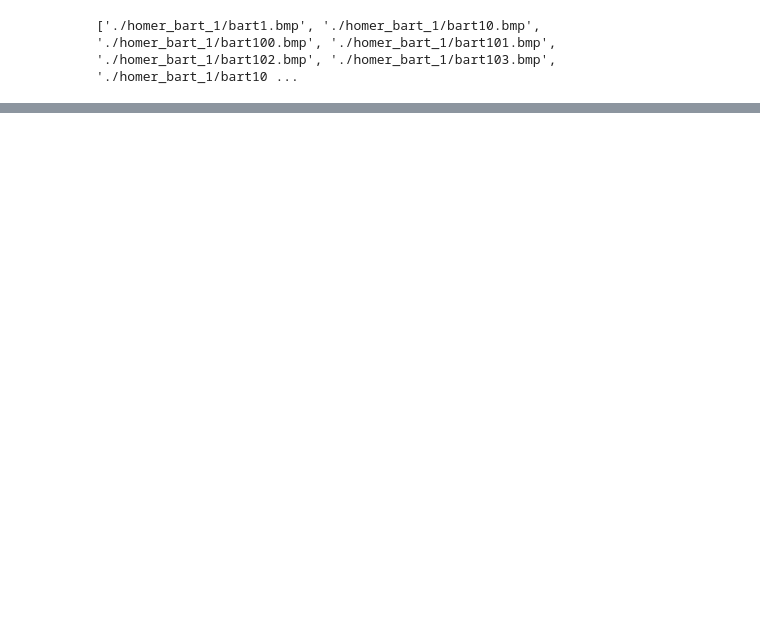
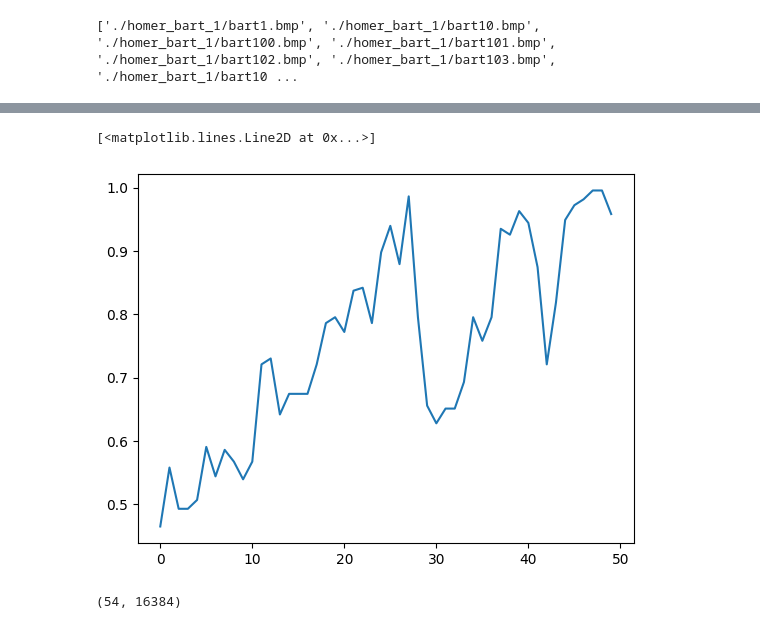
Before and after one commit to muriloribeirx/NeuralNetworks-Clustering, a Jupyter notebook: RNA/redesNeurais.ipynb, the cells around one changed output, grey strips where cells are left out. Saved outputs shown, nothing was run; the diff lists cells and outputs as text; code cells hidden in the pictures; blank space fills up the shorter version.

```diff
--- a/RNA/redesNeurais.ipynb
+++ b/RNA/redesNeurais.ipynb
@@ -114,0 +221,9 @@ print(y2_pred) # 0 - Setosa, 1 - Versicolor, 2 - Virginica
+# %%
+plt.plot(historic.history['accuracy'])
+# %% [output]
+[<matplotlib.lines.Line2D at 0x...>]
+[figure, added]
+# %%
+X_test.shape
+# %% [output]
+(54, 16384)
```
Also changed, not shown: parts of 60 cells of this notebook, 1 other file.
